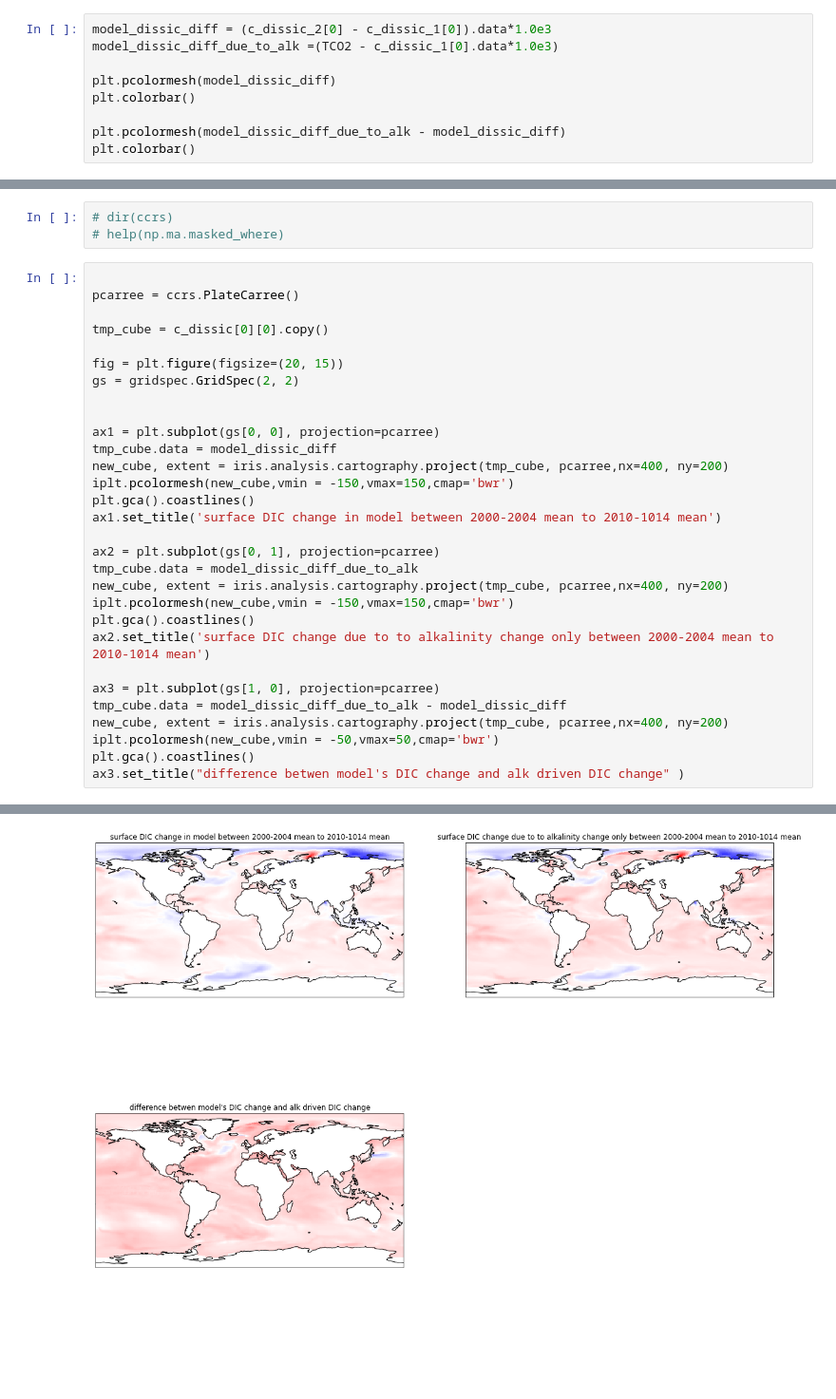
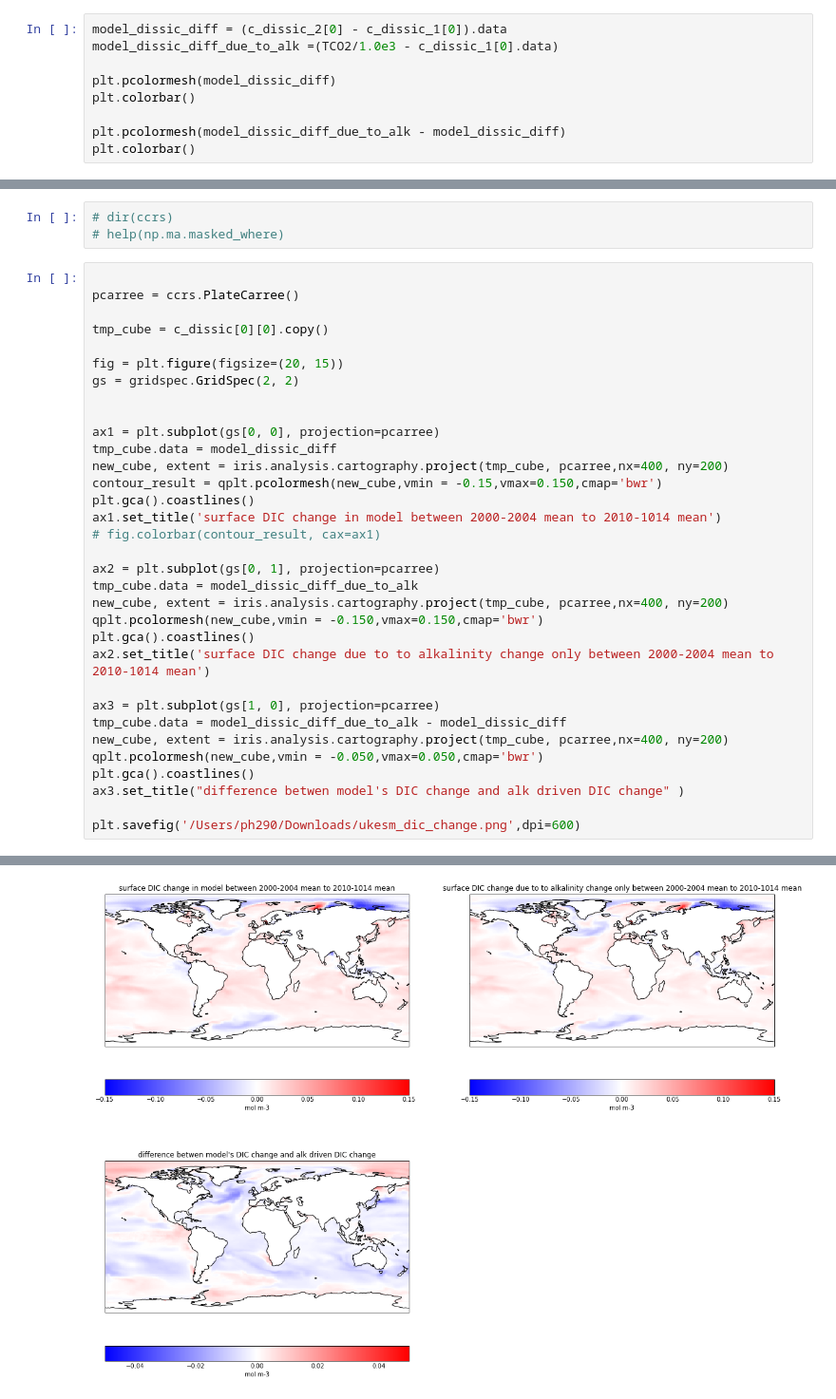
Before and after one commit to PaulHalloran/Jupiter_notebooks_halloran, a Jupyter notebook: co2sys_playing.ipynb, the cells around one changed output, grey strips where cells are left out. Shown at 95% size. Drawn from its saved outputs; the diff is of its cells as text; blank space fills up the shorter version.

```diff
--- a/co2sys_playing.ipynb
+++ b/co2sys_playing.ipynb
@@ -155,8 +155,8 @@ Removing nans for efficiency
 Computing CO2 parameters
 Insert nans back into DataFrame
 # %%
-model_dissic_diff = (c_dissic_2[0] - c_dissic_1[0]).data*1.0e3
-model_dissic_diff_due_to_alk =(TCO2 - c_dissic_1[0].data*1.0e3)
+model_dissic_diff = (c_dissic_2[0] - c_dissic_1[0]).data
+model_dissic_diff_due_to_alk =(TCO2/1.0e3 - c_dissic_1[0].data)
 
 plt.pcolormesh(model_dissic_diff)
 plt.colorbar()
@@ -182,21 +182,24 @@ gs = gridspec.GridSpec(2, 2)
 ax1 = plt.subplot(gs[0, 0], projection=pcarree)
 tmp_cube.data = model_dissic_diff
 new_cube, extent = iris.analysis.cartography.project(tmp_cube, pcarree,nx=400, ny=200)
-iplt.pcolormesh(new_cube,vmin = -150,vmax=150,cmap='bwr')
+contour_result = qplt.pcolormesh(new_cube,vmin = -0.15,vmax=0.150,cmap='bwr')
 plt.gca().coastlines()
 ax1.set_title('surface DIC change in model between 2000-2004 mean to 2010-1014 mean')
+# fig.colorbar(contour_result, cax=ax1)
 
 ax2 = plt.subplot(gs[0, 1], projection=pcarree)
 tmp_cube.data = model_dissic_diff_due_to_alk
 new_cube, extent = iris.analysis.cartography.project(tmp_cube, pcarree,nx=400, ny=200)
-iplt.pcolormesh(new_cube,vmin = -150,vmax=150,cmap='bwr')
+qplt.pcolormesh(new_cube,vmin = -0.150,vmax=0.150,cmap='bwr')
 plt.gca().coastlines()
 ax2.set_title('surface DIC change due to to alkalinity change only between 2000-2004 mean to 2010-1014 mean')
 
 ax3 = plt.subplot(gs[1, 0], projection=pcarree)
 tmp_cube.data = model_dissic_diff_due_to_alk - model_dissic_diff
 new_cube, extent = iris.analysis.cartography.project(tmp_cube, pcarree,nx=400, ny=200)
-iplt.pcolormesh(new_cube,vmin = -50,vmax=50,cmap='bwr')
+qplt.pcolormesh(new_cube,vmin = -0.050,vmax=0.050,cmap='bwr')
 plt.gca().coastlines()
 ax3.set_title("difference betwen model's DIC change and alk driven DIC change" )
+
+plt.savefig('/Users/ph290/Downloads/ukesm_dic_change.png',dpi=600)
 # %% [output]
@@ -204 +206 @@ Text(0.5, 1.0, "difference betwen model's DIC change and alk driven DIC change")
-[figure, old version]
+[figure, new version]
```
Also changed, not shown: parts of 2 cells of this notebook.
